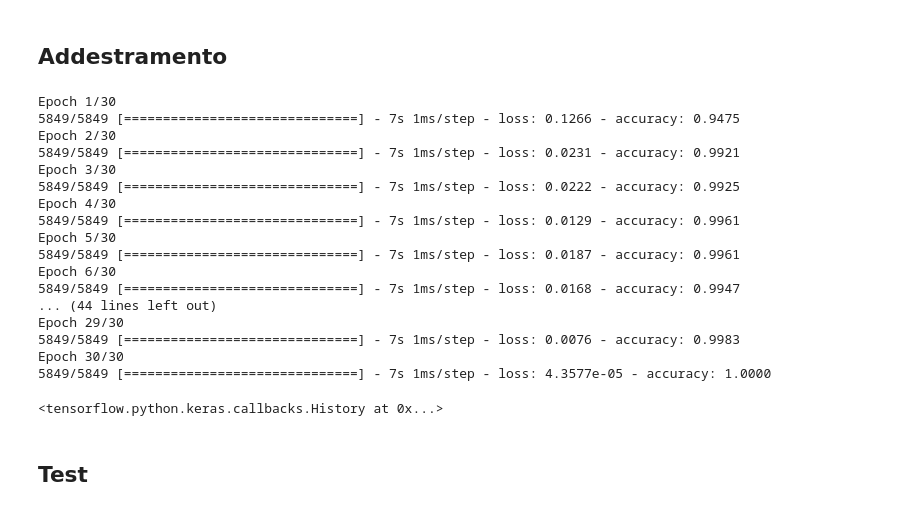
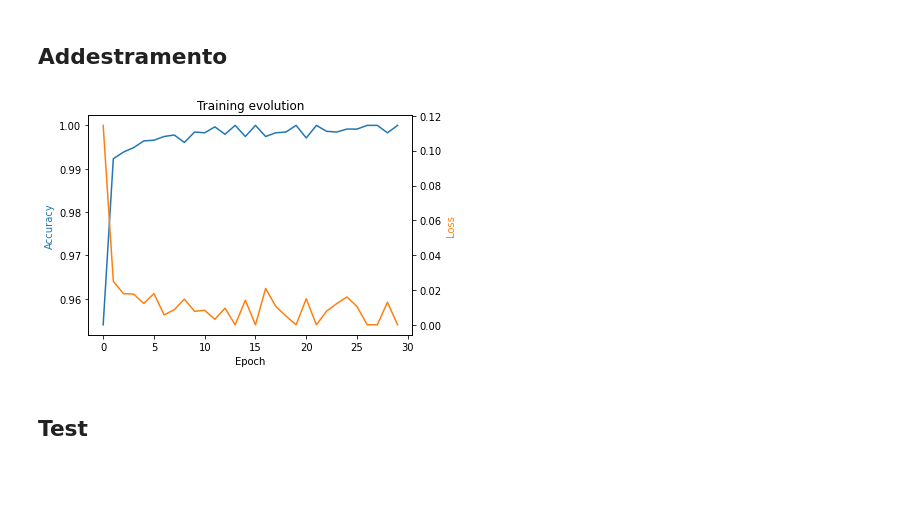
Before and after one commit to DunkleCat/ia-mushrooms, a Jupyter notebook: mushroom_model.ipynb, the cells around one changed output. Saved outputs shown, nothing was run; the diff lists cells and outputs as text; code cells hidden in the pictures; blank space fills up the shorter version.

```diff
--- a/mushroom_model.ipynb
+++ b/mushroom_model.ipynb
@@ -86,26 +130,25 @@ train_target = train.pop(target_label)
 train_dataset = (tf.data.Dataset.from_tensor_slices((train.values, train_target.values))).shuffle(len(train)).batch(1)
 
 # Fase di Training
-model.fit(train_dataset, epochs=30)
+history = model.fit(train_dataset, epochs=30, use_multiprocessing=True)
-# %% [output]
-Epoch 1/30
-5849/5849 [==============================] - 7s 1ms/step - loss: 0.1266 - accuracy: 0.9475
-Epoch 2/30
-5849/5849 [==============================] - 7s 1ms/step - loss: 0.0231 - accuracy: 0.9921
-Epoch 3/30
-5849/5849 [==============================] - 7s 1ms/step - loss: 0.0222 - accuracy: 0.9925
-Epoch 4/30
-5849/5849 [==============================] - 7s 1ms/step - loss: 0.0129 - accuracy: 0.9961
-Epoch 5/30
-5849/5849 [==============================] - 7s 1ms/step - loss: 0.0187 - accuracy: 0.9961
-Epoch 6/30
-5849/5849 [==============================] - 7s 1ms/step - loss: 0.0168 - accuracy: 0.9947
-... (44 lines left out)
-Epoch 29/30
-5849/5849 [==============================] - 7s 1ms/step - loss: 0.0076 - accuracy: 0.9983
-Epoch 30/30
-5849/5849 [==============================] - 7s 1ms/step - loss: 4.3577e-05 - accuracy: 1.0000
-<tensorflow.python.keras.callbacks.History at 0x...>
+# %%
+  plt.title('Training evolution')
+  plt.xlabel('Epoch')
+
+  color = 'tab:blue'
+  plt.plot(history.history['accuracy'], color=color)
+  plt.ylabel('Accuracy', color=color)
+
+  plt.twinx()
+
+  color = 'tab:orange'
+  plt.plot(history.history['loss'], color=color)
+  plt.ylabel('Loss', color=color)
+
+  plt.tight_layout()
+  plt.show()
+# %% [output]
+[figure, added]
 # %% [markdown]
 ## Test
 # %%
```
Also changed, not shown: parts of 21 cells of this notebook.
